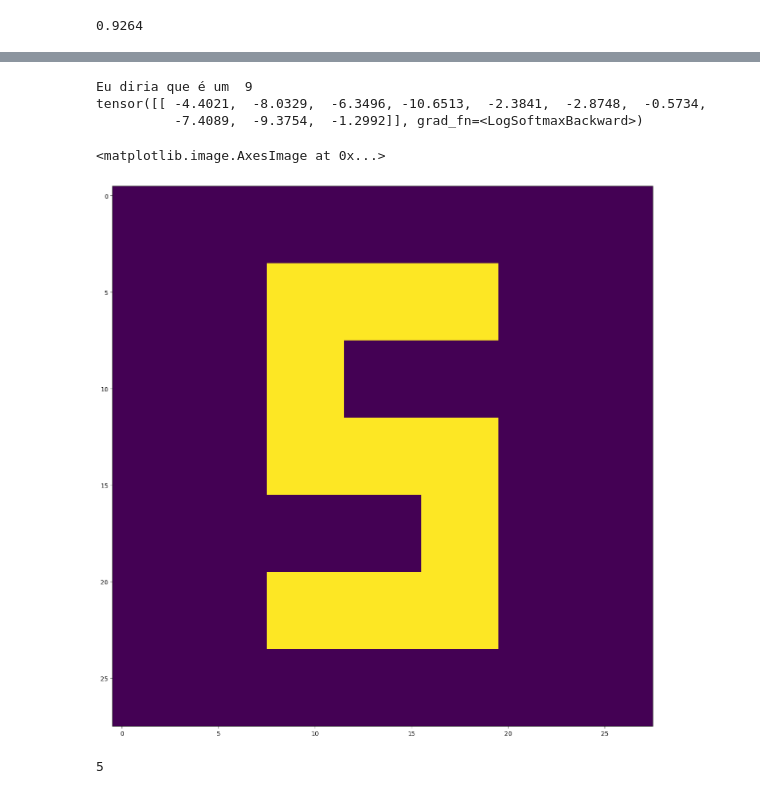
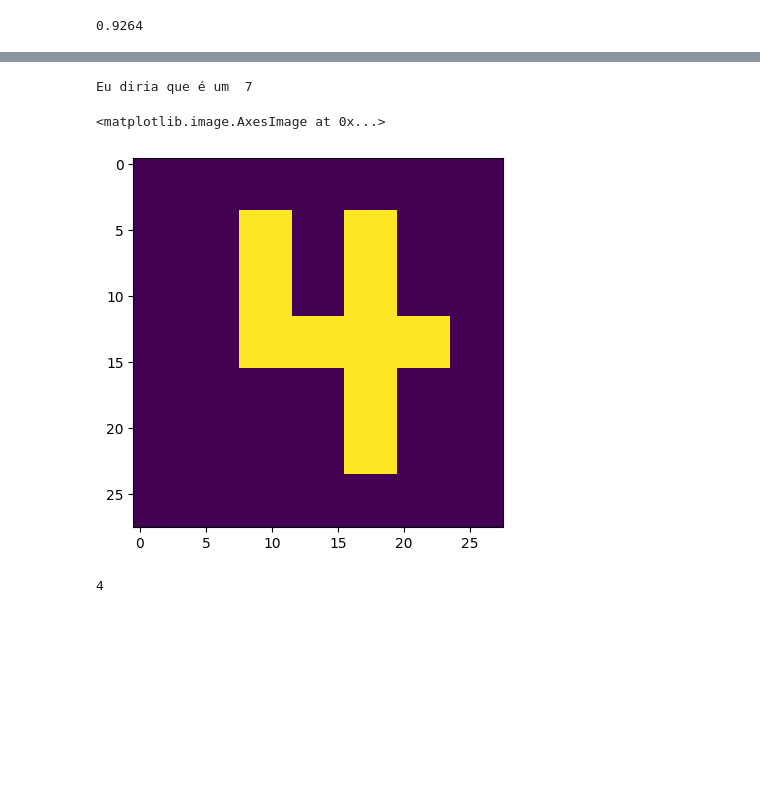
Before and after one commit to leosmaia21/mnisFromScratch, a Jupyter notebook: mnistFromScratch.ipynb, the cells around one changed output, grey strips where cells are left out. Saved outputs shown, nothing was run; the diff lists cells and outputs as text; code cells hidden in the pictures; blank space fills up the shorter version.

```diff
--- a/mnistFromScratch.ipynb
+++ b/mnistFromScratch.ipynb
@@ -203,8 +213,7 @@ plot(accuracies)
 
 import cv2
 
-img = cv2.imread("5.png")
-gray = cv2.cvtColor(img, cv2.COLOR_BGR2GRAY)
-print(gray.shape)
-imshow(gray)
+img = X_test[0]
+print(Y_test[0])
+imshow(img)
 # %% [output]
@@ -214,35 +223,31 @@ imshow(gray)
 # %%
 # what is it?
-x = gray.reshape(1, -1).dot(l1)
+x = img.reshape(1, -1).dot(l1)
 x = np.maximum(x, 0)
 x = x.dot(l2)
 print("Eu diria que é um ", np.argmax(x))
 
 #agora com torch
-pred = model(torch.tensor(gray.reshape((-1, 28*28))).float())
-print(pred)
 # %% [output]
-Eu diria que é um  9
-tensor([[ -4.4021,  -8.0329,  -6.3496, -10.6513,  -2.3841,  -2.8748,  -0.5734,
-          -7.4089,  -9.3754,  -1.2992]], grad_fn=<LogSoftmaxBackward>)
+Eu diria que é um  7
 # %%
+# upscale to 28x28
 m = [[0,0,0,0,0,0,0],
-     [0,0,1,1,1,0,0],
-     [0,0,1,0,0,0,0],
-     [0,0,1,1,1,0,0],
+     [0,0,1,0,1,0,0],
+     [0,0,1,0,1,0,0],
+     [0,0,1,1,1,1,0],
      [0,0,0,0,1,0,0],
-     [0,0,1,1,1,0,0],
+     [0,0,0,0,1,0,0],
      [0,0,0,0,0,0,0]]
-# upscale to 28x28
 m = np.concatenate([np.concatenate([[x]*4 for x in y]*4) for y in m])
 imshow(m.reshape(28,28))
 # %% [output]
 <matplotlib.image.AxesImage at 0x...>
-[figure, old version]
+[figure, new version]
 # %%
 x = m.reshape(1, -1).dot(l1)
 x = np.maximum(x, 0)
 x = x.dot(l2)
 np.argmax(x)
 # %% [output]
-5
+4
```
Also changed, not shown: parts of 6 cells of this notebook, 1 other file.
